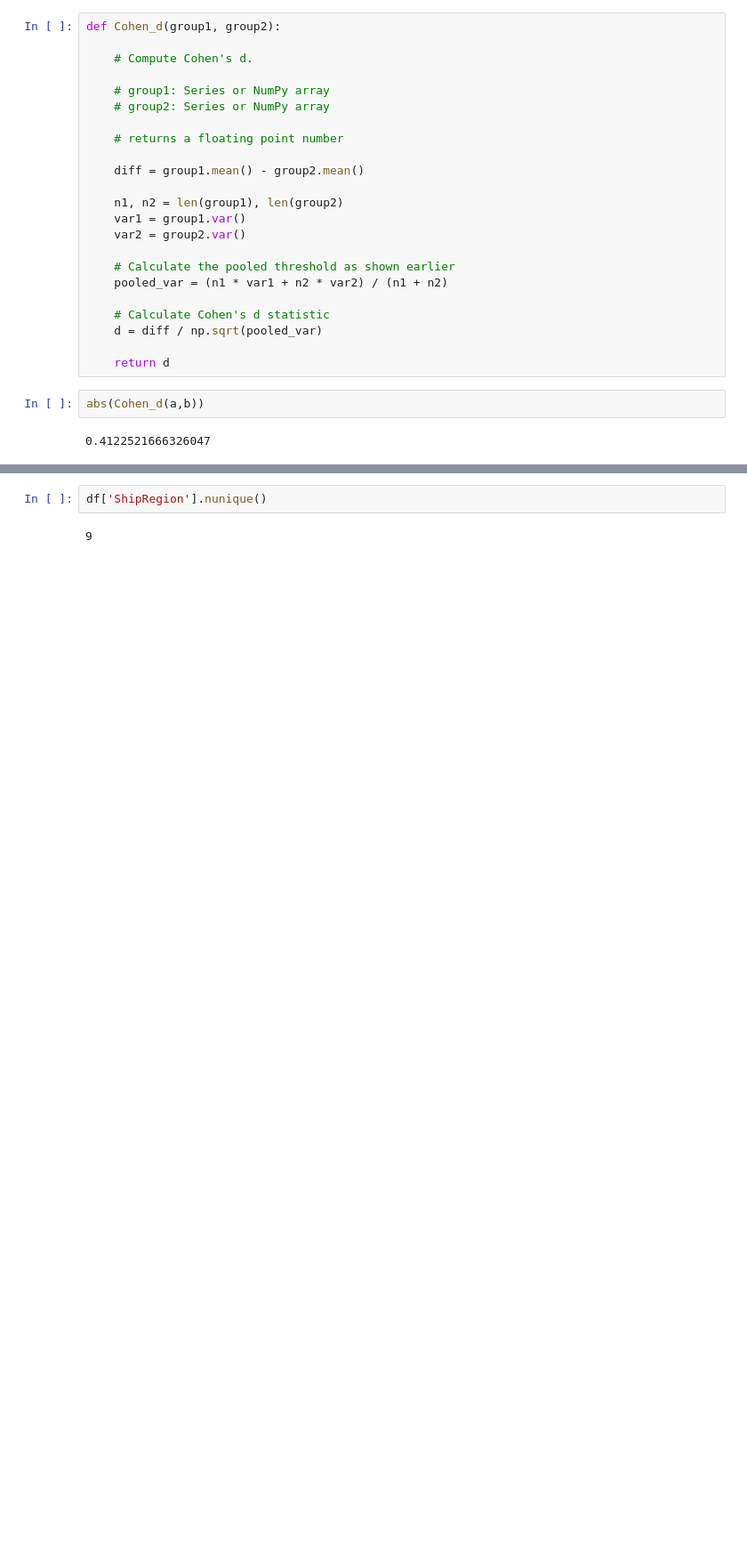
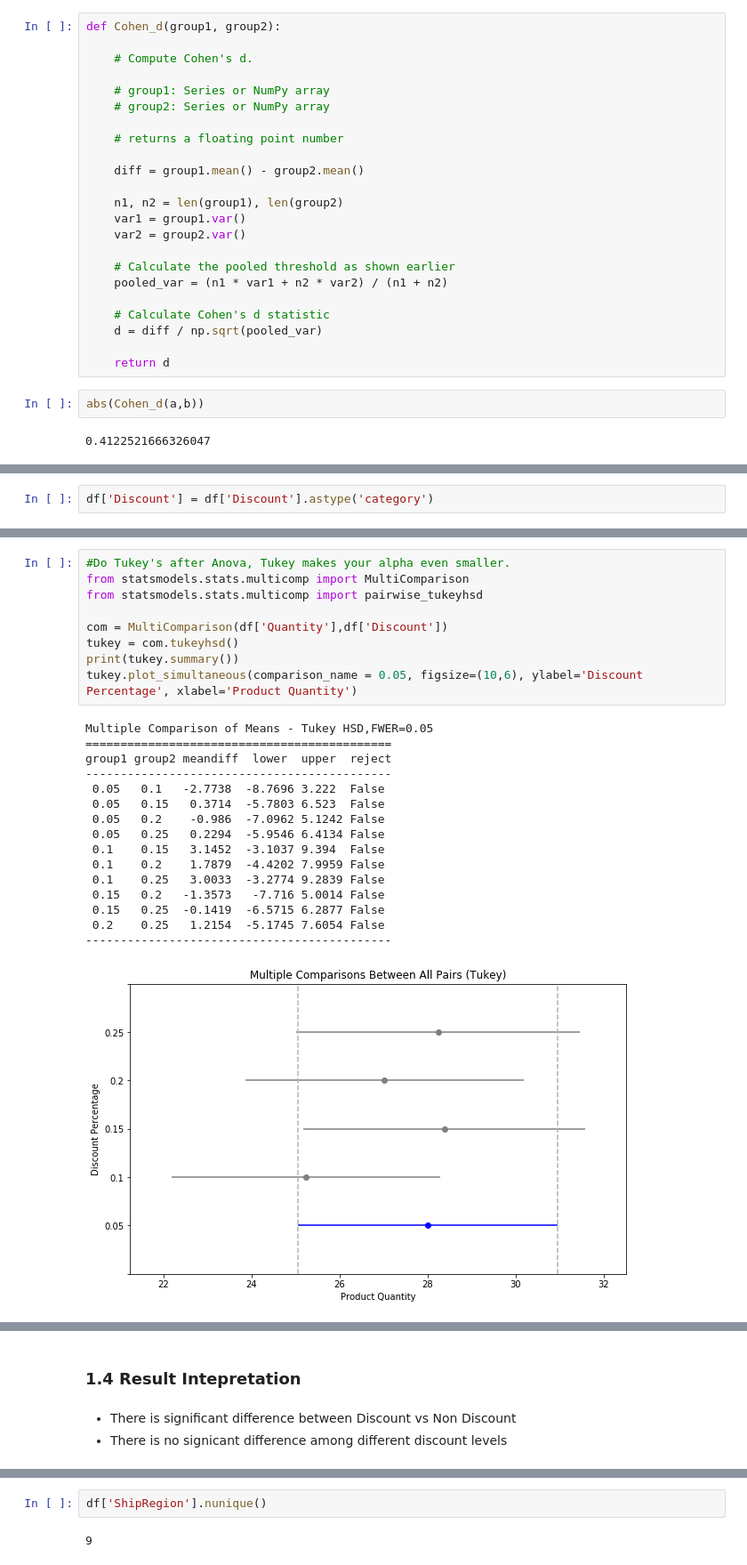
Before and after one commit to bonniema/HypothesisTesting-NorthwindEcommerce, a Jupyter notebook: Mod3 Project_1121_bm.ipynb, the cells around one changed output, grey strips where cells are left out. Shown: that part at 89% size. Drawn from its saved outputs; the diff is of its cells as text; blank space fills up the shorter version.

```diff
--- a/Mod3 Project_1121_bm.ipynb
+++ b/Mod3 Project_1121_bm.ipynb
@@ -283,0 +404,2 @@ df.head()
+# %%
+df['Discount'] = df['Discount'].astype('category')
@@ -283,0 +428,26 @@ df.head()
+# %%
+#Do Tukey's after Anova, Tukey makes your alpha even smaller.
+from statsmodels.stats.multicomp import MultiComparison
+from statsmodels.stats.multicomp import pairwise_tukeyhsd
+
+com = MultiComparison(df['Quantity'],df['Discount'])
+tukey = com.tukeyhsd()
+print(tukey.summary())
+tukey.plot_simultaneous(comparison_name = 0.05, figsize=(10,6), ylabel='Discount Percentage', xlabel='Product Quantity')
+# %% [output]
+Multiple Comparison of Means - Tukey HSD,FWER=0.05
+============================================
+group1 group2 meandiff  lower  upper  reject
+--------------------------------------------
+ 0.05   0.1   -2.7738  -8.7696 3.222  False
+ 0.05   0.15   0.3714  -5.7803 6.523  False
+ 0.05   0.2    -0.986  -7.0962 5.1242 False
+ 0.05   0.25   0.2294  -5.9546 6.4134 False
+ 0.1    0.15   3.1452  -3.1037 9.394  False
+ 0.1    0.2    1.7879  -4.4202 7.9959 False
+ 0.1    0.25   3.0033  -3.2774 9.2839 False
+ 0.15   0.2   -1.3573   -7.716 5.0014 False
+ 0.15   0.25  -0.1419  -6.5715 6.2877 False
+ 0.2    0.25   1.2154  -5.1745 7.6054 False
+--------------------------------------------
+[figure, added]
@@ -283,0 +455,5 @@ df.head()
+# %% [markdown]
+### 1.4 Result Intepretation
+# %% [markdown]
+- There is significant difference between Discount vs Non Discount
+- There is no signicant difference among different discount levels
```
Also changed, not shown: parts of 116 cells of this notebook.
